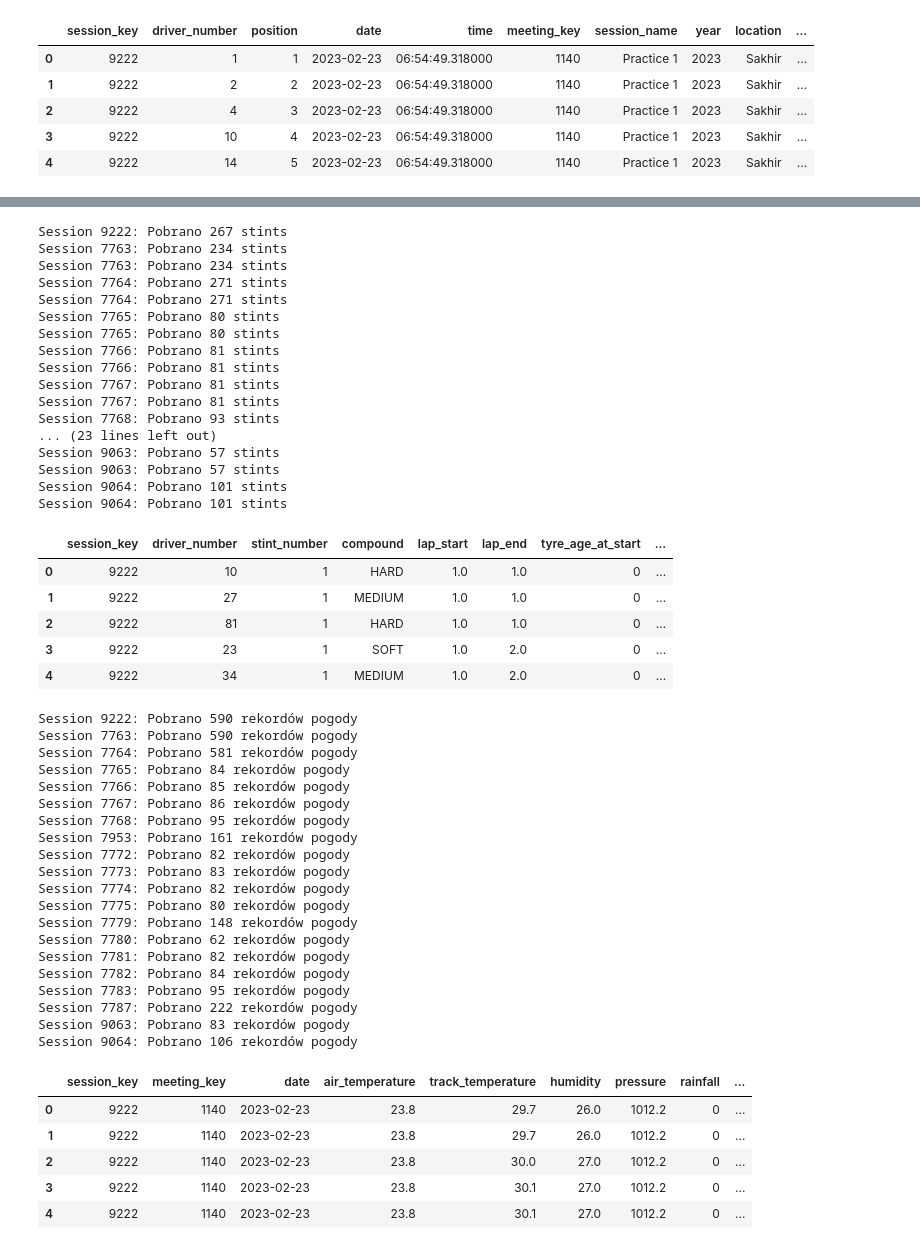
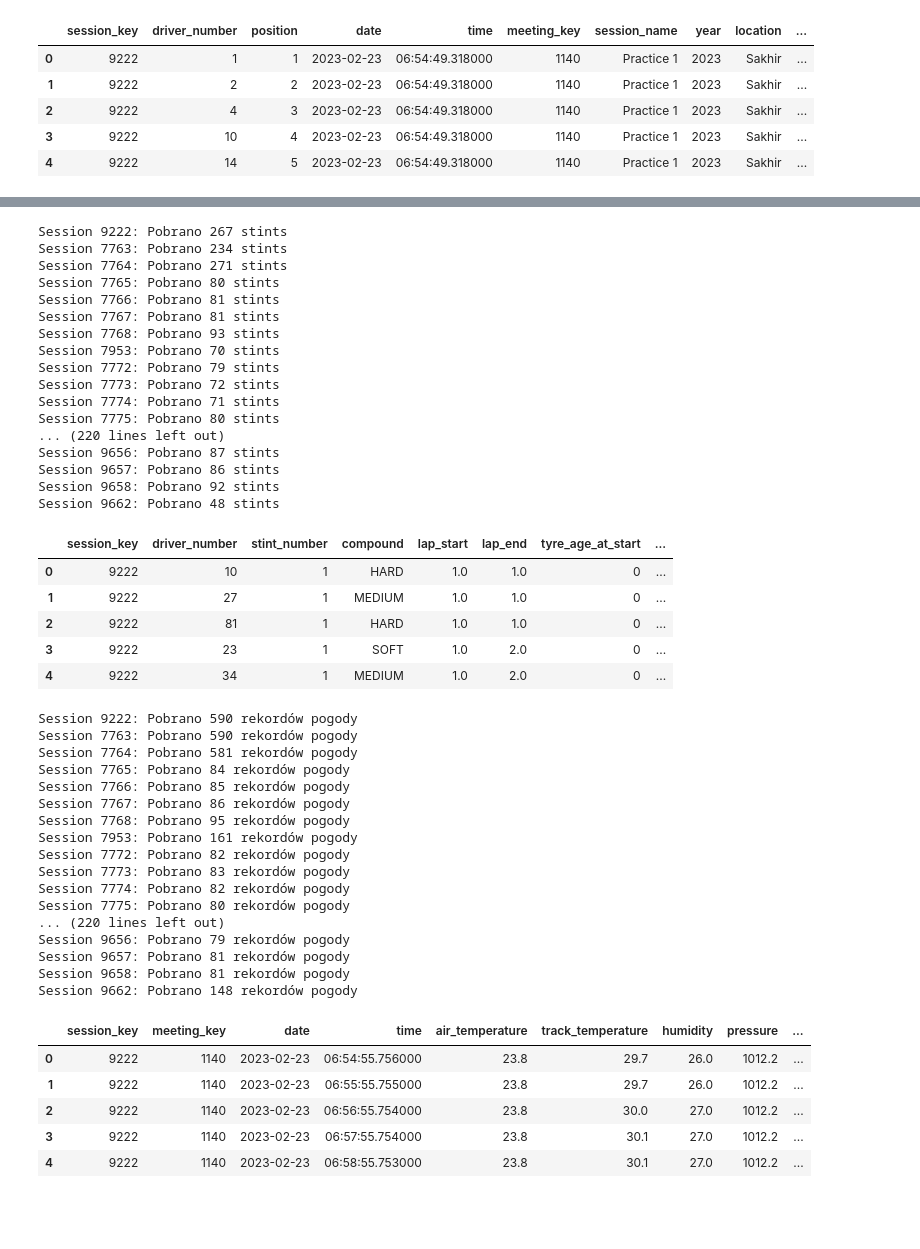
Before and after one commit to szylvvia/f1_races_progress_predict, a Jupyter notebook: openf1_api_dataset.ipynb, the cells around one changed output, grey strips where cells are left out. Cells and saved outputs as stored; diff of their text form; code cells hidden in the pictures; blank space fills up the shorter version.

Commit message:
feat: add data about stints and weather

```diff
--- a/openf1_api_dataset.ipynb
+++ b/openf1_api_dataset.ipynb
@@ -753,26 +759,26 @@ def get_tyre_stints(session_keys):
 
     return pd.DataFrame(all_tyres)
 # %%
-stints_tyre = get_tyre_stints(sessions_key_unique[0:20])
+stints_tyre = get_tyre_stints(sessions_key_unique)
 stints_tyre.head()
 # %% [output]
 Session 9222: Pobrano 267 stints
 Session 7763: Pobrano 234 stints
-Session 7763: Pobrano 234 stints
-Session 7764: Pobrano 271 stints
 Session 7764: Pobrano 271 stints
 Session 7765: Pobrano 80 stints
-Session 7765: Pobrano 80 stints
-Session 7766: Pobrano 81 stints
 Session 7766: Pobrano 81 stints
 Session 7767: Pobrano 81 stints
-Session 7767: Pobrano 81 stints
 Session 7768: Pobrano 93 stints
-... (23 lines left out)
-Session 9063: Pobrano 57 stints
-Session 9063: Pobrano 57 stints
-Session 9064: Pobrano 101 stints
-Session 9064: Pobrano 101 stints
+Session 7953: Pobrano 70 stints
+Session 7772: Pobrano 79 stints
+Session 7773: Pobrano 72 stints
+Session 7774: Pobrano 71 stints
+Session 7775: Pobrano 80 stints
+... (220 lines left out)
+Session 9656: Pobrano 87 stints
+Session 9657: Pobrano 86 stints
+Session 9658: Pobrano 92 stints
+Session 9662: Pobrano 48 stints
 |  | session_key | driver_number | stint_number | compound | lap_start | lap_end | tyre_age_at_start | ... |
 | 0 | 9222 | 10 | 1 | HARD | 1.0 | 1.0 | 0 | ... |
 | 1 | 9222 | 27 | 1 | MEDIUM | 1.0 | 1.0 | 0 | ... |
@@ -804,16 +810,18 @@ def get_weather_data(session_keys):
 
             if isinstance(data, list) and len(data) > 0:
                 for weather in data:
+                    date_w, time_w = format_datetime_fields(weather['date'])
                     weather_record = {
                         'session_key': session_key,
                         'meeting_key': weather.get('meeting_key'),
-                        'date': format_datetime_fields(weather['date'])[0],
+                        'date': date_w,
+                        'time': time_w,
                         'air_temperature': weather.get('air_temperature'),
                         'track_temperature': weather.get('track_temperature'),
                         'humidity': weather.get('humidity'),
                         'pressure': weather.get('pressure'),
                         'rainfall': weather.get('rainfall'),
-                        'wind_direction': weather.get('wind_direction'),
+                        # 'wind_direction': weather.get('wind_direction'),
                         'wind_speed': weather.get('wind_speed')
                     }
                     all_weather.append(weather_record)
@@ -828,32 +836,29 @@ def get_weather_data(session_keys):
 
     return pd.DataFrame(all_weather)
 # %%
-weather_session_df = get_weather_data(sessions_key_unique[0:20])
+weather_session_df = get_weather_data(sessions_key_unique)
 weather_session_df.head()
 # %% [output]
 Session 9222: Pobrano 590 rekordów pogody
 Session 7763: Pobrano 590 rekordów pogody
 Session 7764: Pobrano 581 rekordów pogody
 Session 7765: Pobrano 84 rekordów pogody
 Session 7766: Pobrano 85 rekordów pogody
 Session 7767: Pobrano 86 rekordów pogody
 Session 7768: Pobrano 95 rekordów pogody
 Session 7953: Pobrano 161 rekordów pogody
 Session 7772: Pobrano 82 rekordów pogody
 Session 7773: Pobrano 83 rekordów pogody
 Session 7774: Pobrano 82 rekordów pogody
 Session 7775: Pobrano 80 rekordów pogody
-Session 7779: Pobrano 148 rekordów pogody
-Session 7780: Pobrano 62 rekordów pogody
-Session 7781: Pobrano 82 rekordów pogody
-Session 7782: Pobrano 84 rekordów pogody
-Session 7783: Pobrano 95 rekordów pogody
-Session 7787: Pobrano 222 rekordów pogody
-Session 9063: Pobrano 83 rekordów pogody
-Session 9064: Pobrano 106 rekordów pogody
+... (220 lines left out)
+Session 9656: Pobrano 79 rekordów pogody
+Session 9657: Pobrano 81 rekordów pogody
+Session 9658: Pobrano 81 rekordów pogody
+Session 9662: Pobrano 148 rekordów pogody
-|  | session_key | meeting_key | date | air_temperature | track_temperature | humidity | pressure | rainfall | ... |
-| 0 | 9222 | 1140 | 2023-02-23 | 23.8 | 29.7 | 26.0 | 1012.2 | 0 | ... |
-| 1 | 9222 | 1140 | 2023-02-23 | 23.8 | 29.7 | 26.0 | 1012.2 | 0 | ... |
-| 2 | 9222 | 1140 | 2023-02-23 | 23.8 | 30.0 | 27.0 | 1012.2 | 0 | ... |
-| 3 | 9222 | 1140 | 2023-02-23 | 23.8 | 30.1 | 27.0 | 1012.2 | 0 | ... |
-| 4 | 9222 | 1140 | 2023-02-23 | 23.8 | 30.1 | 27.0 | 1012.2 | 0 | ... |
+|  | session_key | meeting_key | date | time | air_temperature | track_temperature | humidity | pressure | ... |
+| 0 | 9222 | 1140 | 2023-02-23 | 06:54:55.756000 | 23.8 | 29.7 | 26.0 | 1012.2 | ... |
+| 1 | 9222 | 1140 | 2023-02-23 | 06:55:55.755000 | 23.8 | 29.7 | 26.0 | 1012.2 | ... |
+| 2 | 9222 | 1140 | 2023-02-23 | 06:56:55.754000 | 23.8 | 30.0 | 27.0 | 1012.2 | ... |
+| 3 | 9222 | 1140 | 2023-02-23 | 06:57:55.754000 | 23.8 | 30.1 | 27.0 | 1012.2 | ... |
+| 4 | 9222 | 1140 | 2023-02-23 | 06:58:55.753000 | 23.8 | 30.1 | 27.0 | 1012.2 | ... |
```
Also changed, not shown: parts of 5 cells of this notebook.
